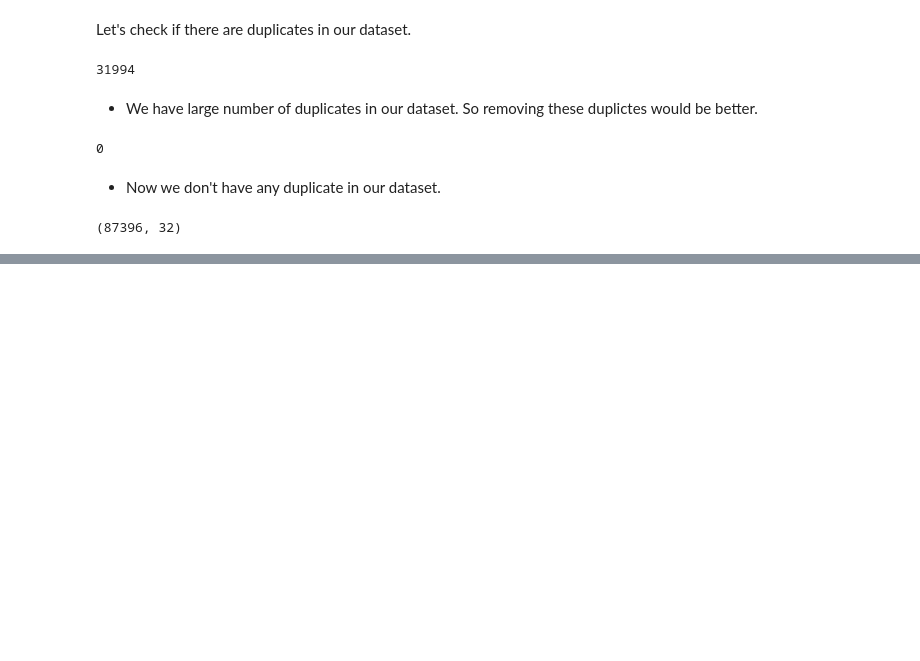
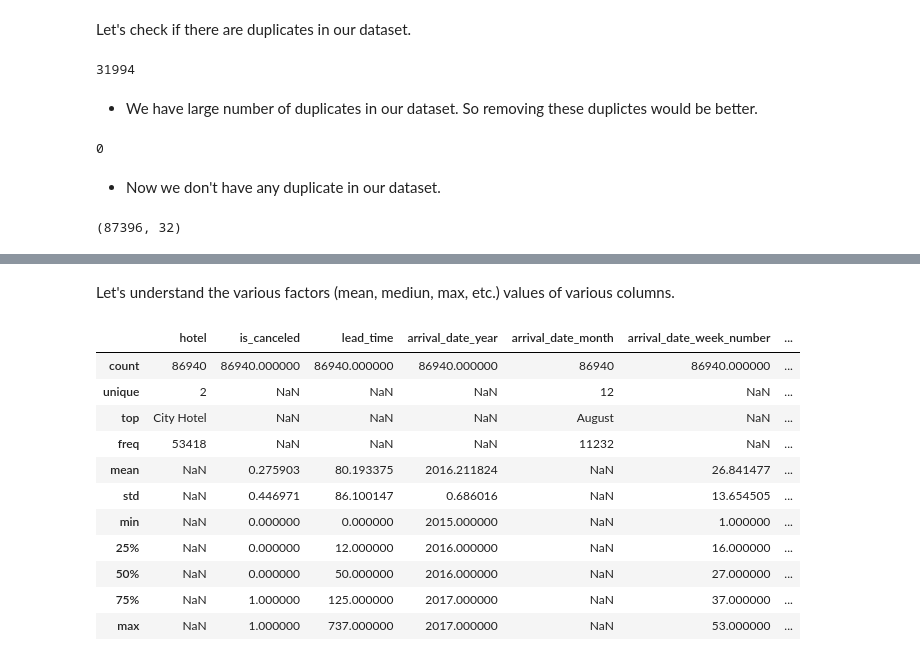
Before and after one commit to B-Murali-Krishna/Hotel-Booking-Analysis---Capstone-Project, a Jupyter notebook: Hotel_Booking_Analysis_Capstone_Project_Final.ipynb, the cells around one changed output, grey strips where cells are left out. Saved outputs shown, nothing was run; the diff lists cells and outputs as text; code cells hidden in the pictures; blank space fills up the shorter version.

```diff
--- a/Hotel_Booking_Analysis_Capstone_Project_Final.ipynb
+++ b/Hotel_Booking_Analysis_Capstone_Project_Final.ipynb
@@ -94,0 +208,17 @@ df.shape
+# %% [markdown]
+Let's understand the various factors (mean, mediun, max, etc.) values of various columns.
+# %%
+df.describe(include='all')
+# %% [output]
+|  | hotel | is_canceled | lead_time | arrival_date_year | arrival_date_month | arrival_date_week_number | ... |
+| count | 86940 | 86940.000000 | 86940.000000 | 86940.000000 | 86940 | 86940.000000 | ... |
+| unique | 2 | NaN | NaN | NaN | 12 | NaN | ... |
+| top | City Hotel | NaN | NaN | NaN | August | NaN | ... |
+| freq | 53418 | NaN | NaN | NaN | 11232 | NaN | ... |
+| mean | NaN | 0.275903 | 80.193375 | 2016.211824 | NaN | 26.841477 | ... |
+| std | NaN | 0.446971 | 86.100147 | 0.686016 | NaN | 13.654505 | ... |
+| min | NaN | 0.000000 | 0.000000 | 2015.000000 | NaN | 1.000000 | ... |
+| 25% | NaN | 0.000000 | 12.000000 | 2016.000000 | NaN | 16.000000 | ... |
+| 50% | NaN | 0.000000 | 50.000000 | 2016.000000 | NaN | 27.000000 | ... |
+| 75% | NaN | 1.000000 | 125.000000 | 2017.000000 | NaN | 37.000000 | ... |
+| max | NaN | 1.000000 | 737.000000 | 2017.000000 | NaN | 53.000000 | ... |
```
Also changed, not shown: parts of 39 cells of this notebook.
